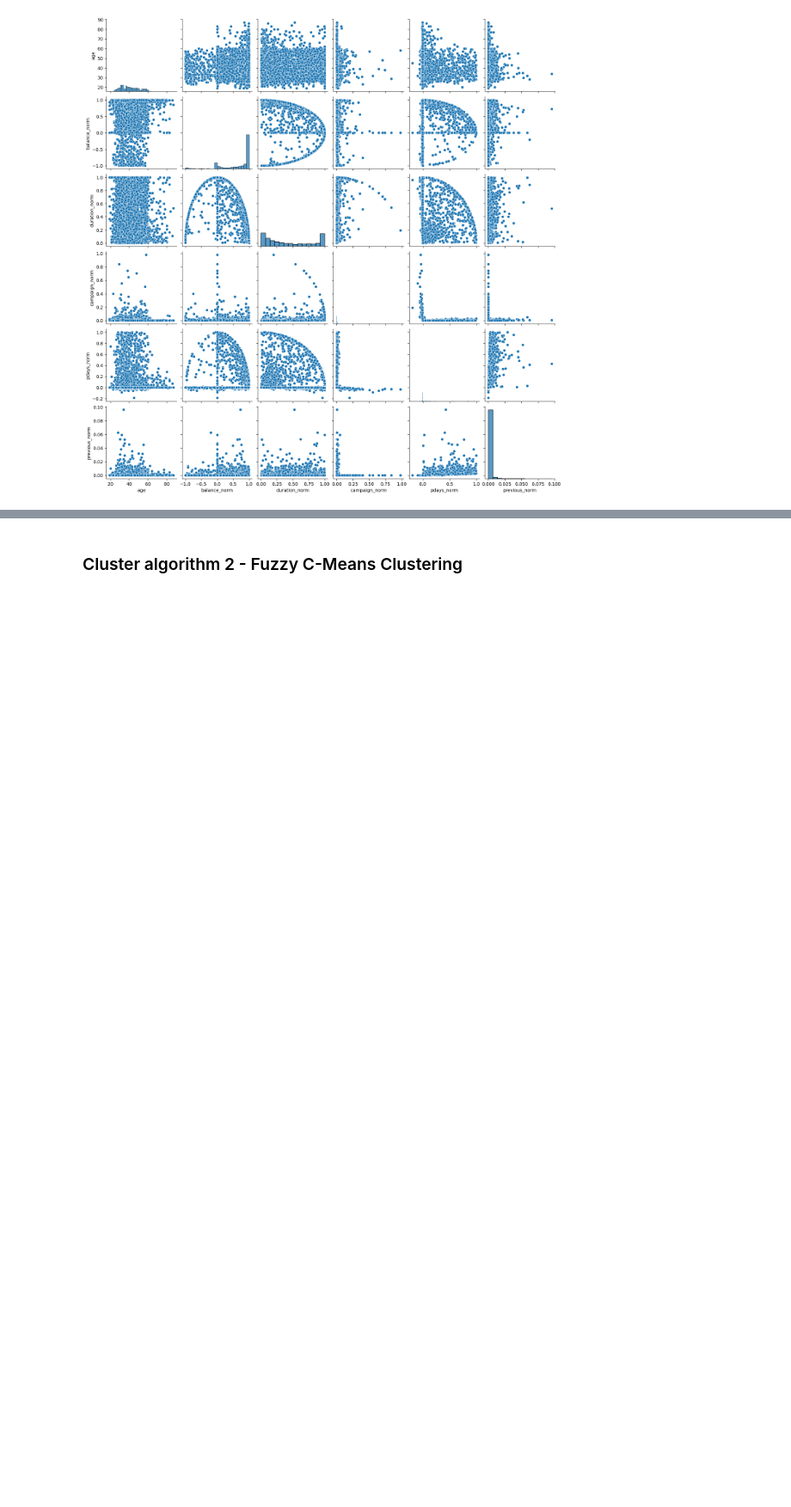
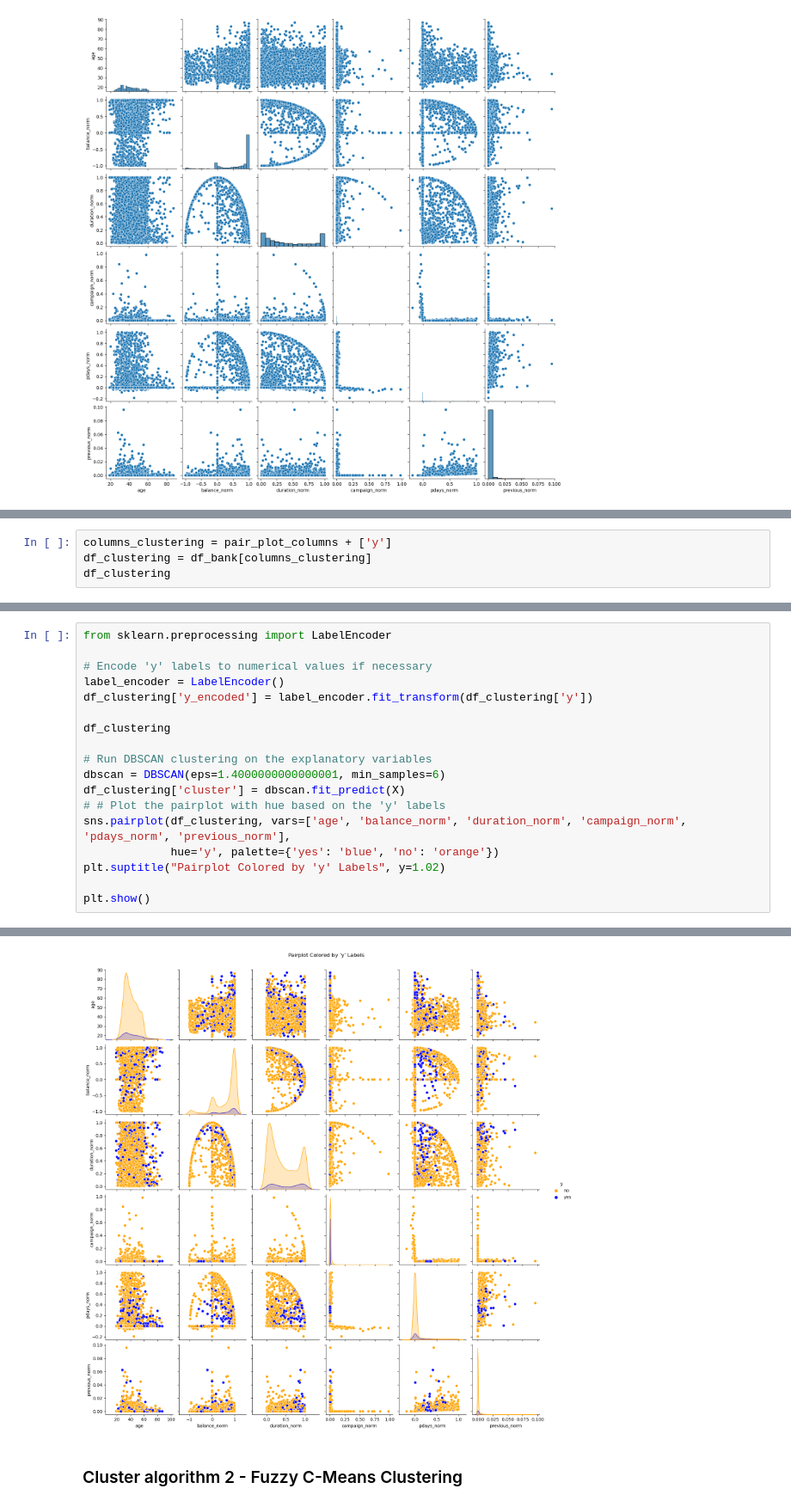
Before and after one commit to DSBE-Semester-A/DataMining, a Jupyter notebook: Assignment2/Assignment_2.ipynb, the cells around one changed output, grey strips where cells are left out. Shown at 86% size. Drawn from its saved outputs; the diff is of its cells as text; blank space fills up the shorter version.

Commit message:
DBSCAN + uploading some handy notebooks

```diff
--- a/Assignment2/Assignment_2.ipynb
+++ b/Assignment2/Assignment_2.ipynb
@@ -245,0 +243,4 @@ sns.scatterplot(df_bank['age'])
+# %%
+columns_clustering = pair_plot_columns + ['y']
+df_clustering = df_bank[columns_clustering]
+df_clustering
@@ -245,0 +310,19 @@ sns.scatterplot(df_bank['age'])
+# %%
+from sklearn.preprocessing import LabelEncoder
+
+# Encode 'y' labels to numerical values if necessary
+label_encoder = LabelEncoder()
+df_clustering['y_encoded'] = label_encoder.fit_transform(df_clustering['y'])
+
+df_clustering
+
+# Run DBSCAN clustering on the explanatory variables
+dbscan = DBSCAN(eps=1.4000000000000001, min_samples=6)
+df_clustering['cluster'] = dbscan.fit_predict(X)
+# # Plot the pairplot with hue based on the 'y' labels
+sns.pairplot(df_clustering, vars=['age', 'balance_norm', 'duration_norm', 'campaign_norm', 'pdays_norm', 'previous_norm'],
+             hue='y', palette={'yes': 'blue', 'no': 'orange'})
+plt.suptitle("Pairplot Colored by 'y' Labels", y=1.02)
+
+plt.show()
+# %% [output]
@@ -246,3 +339,4 @@ sns.scatterplot(df_bank['age'])
+[figure, added]
 # %% [markdown]
 ### Cluster algorithm 2  - Fuzzy C-Means Clustering
 # %% [markdown]
```
Also changed, not shown: parts of 8 cells of this notebook, 4 other files.
